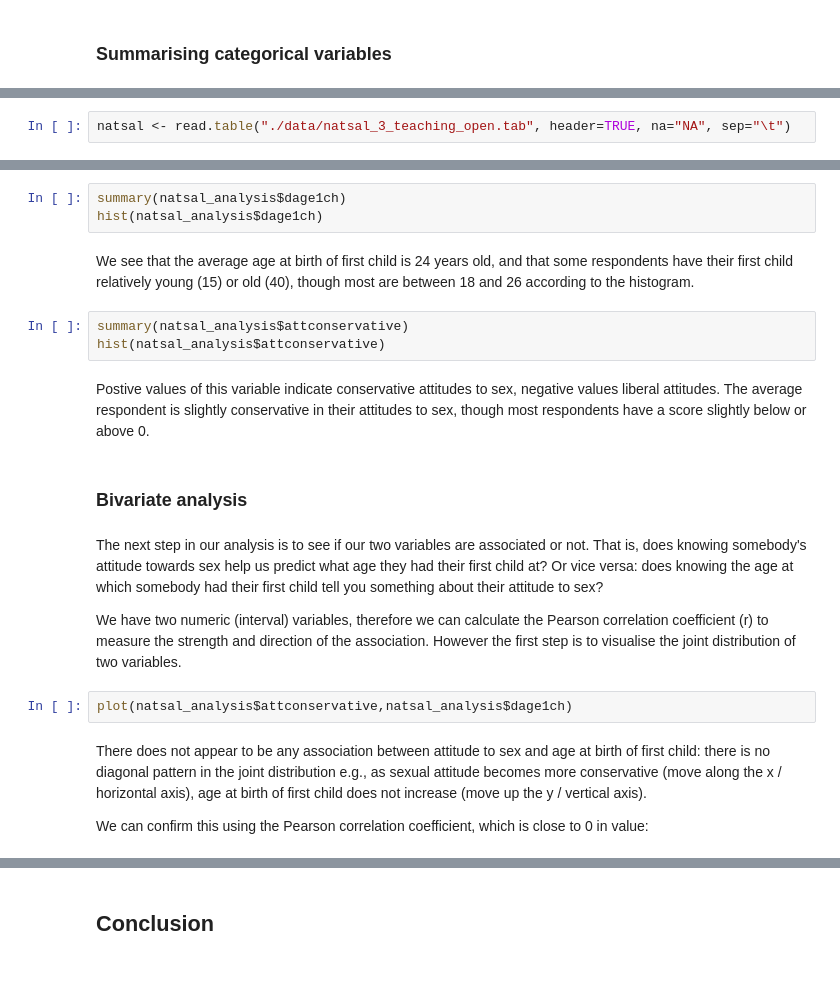
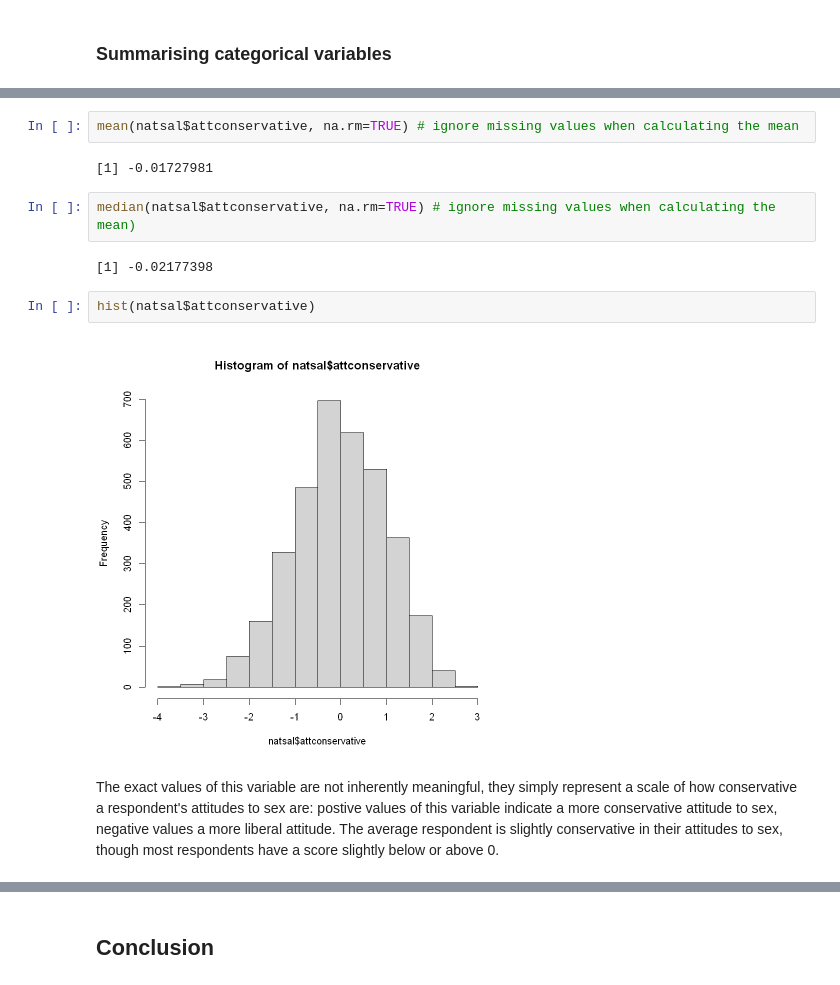
Before and after one commit to DiarmuidM/data-analysis-for-the-social-sciences-2021, a Jupyter notebook: lessons/dass-week-9-univariate-analysis-2021-11-15.ipynb, the cells around one changed output, grey strips where cells are left out. Cells and saved outputs as stored; diff of their text form.

```diff
--- a/lessons/dass-week-9-univariate-analysis-2021-11-15.ipynb
+++ b/lessons/dass-week-9-univariate-analysis-2021-11-15.ipynb
@@ -205,2 +275,0 @@ In Weeks 9-12 we will learn how to conduct a range of insightful, accurate analy
-# %%
-natsal <- read.table("./data/natsal_3_teaching_open.tab", header=TRUE, na="NA", sep="\t")
@@ -233,22 +276,14 @@ Every analysis begins with a summary of individual variables.
-# %%
-summary(natsal_analysis$dage1ch)
-hist(natsal_analysis$dage1ch)
-# %% [markdown]
-We see that the average age at birth of first child is 24 years old, and that some respondents have their first child relatively young (15) or old (40), though most are between 18 and 26 according to the histogram.
-# %%
-summary(natsal_analysis$attconservative)
-hist(natsal_analysis$attconservative)
+# %%
+mean(natsal$attconservative, na.rm=TRUE) # ignore missing values when calculating the mean
+# %% [output]
+[1] -0.01727981
+# %%
+median(natsal$attconservative, na.rm=TRUE) # ignore missing values when calculating the mean)
+# %% [output]
+[1] -0.02177398
+# %%
+hist(natsal$attconservative)
+# %% [output]
+[figure, added]
 # %% [markdown]
-Postive values of this variable indicate conservative attitudes to sex, negative values liberal attitudes. The average respondent is slightly conservative in their attitudes to sex, though most respondents have a score slightly below or above 0.
+The exact values of this variable are not inherently meaningful, they simply represent a scale of how conservative a respondent's attitudes to sex are: postive values of this variable indicate a more conservative attitude to sex, negative values a more liberal attitude. The average respondent is slightly conservative in their attitudes to sex, though most respondents have a score slightly below or above 0.
-# %% [markdown]
-### Bivariate analysis
-# %% [markdown]
-The next step in our analysis is to see if our two variables are associated or not. That is, does knowing somebody's attitude towards sex help us predict what age they had their first child at? Or vice versa: does knowing the age at which somebody had their first child tell you something about their attitude to sex?
-
-We have two numeric (interval) variables, therefore we can calculate the Pearson correlation coefficient (r) to measure the strength and direction of the association. However the first step is to visualise the joint distribution of two variables.
-# %%
-plot(natsal_analysis$attconservative,natsal_analysis$dage1ch)
-# %% [markdown]
-There does not appear to be any association between attitude to sex and age at birth of first child: there is no diagonal pattern in the joint distribution e.g., as sexual attitude becomes more conservative (move along the x / horizontal axis), age at birth of first child does not increase (move up the y / vertical axis).
-
-We can confirm this using the Pearson correlation coefficient, which is close to 0 in value:
```
Also changed, not shown: parts of 94 cells of this notebook, 4 other files.
